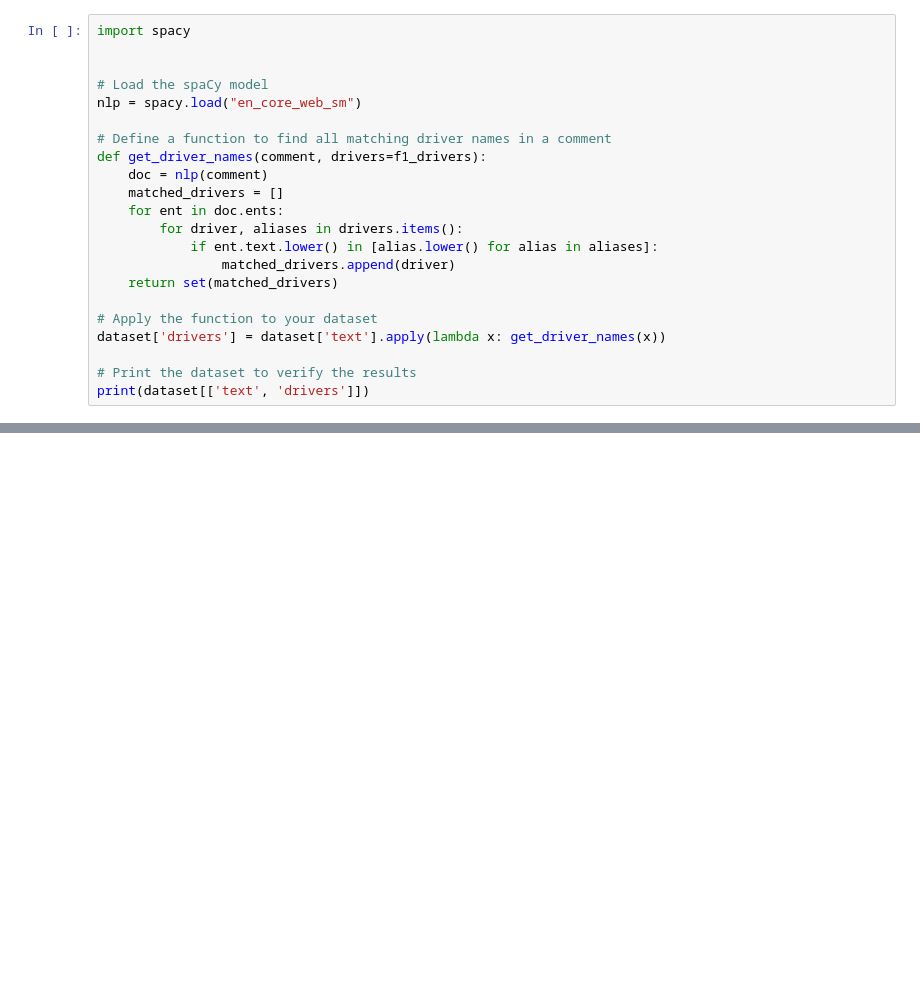
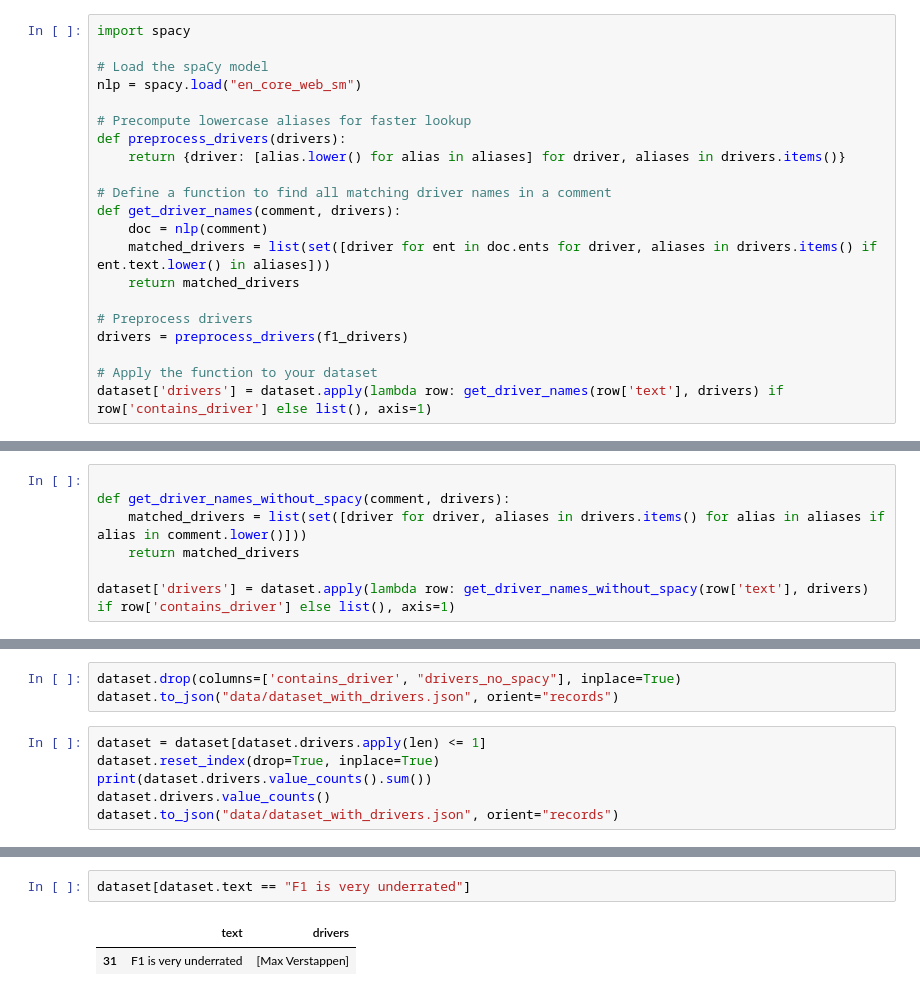
Before and after one commit to KacperST/sentiment-analysis, a Jupyter notebook: explore.ipynb, the cells around one changed output, grey strips where cells are left out. Cells and saved outputs as stored; diff of their text form; blank space fills up the shorter version.

```diff
--- a/explore.ipynb
+++ b/explore.ipynb
@@ -73,22 +155,21 @@ Name: count, dtype: int64
 # %%
 import spacy
-
 
 # Load the spaCy model
 nlp = spacy.load("en_core_web_sm")
 
+# Precompute lowercase aliases for faster lookup
+def preprocess_drivers(drivers):
+    return {driver: [alias.lower() for alias in aliases] for driver, aliases in drivers.items()}
+
 # Define a function to find all matching driver names in a comment
-def get_driver_names(comment, drivers=f1_drivers):
+def get_driver_names(comment, drivers):
     doc = nlp(comment)
-    matched_drivers = []
-    for ent in doc.ents:
-        for driver, aliases in drivers.items():
-            if ent.text.lower() in [alias.lower() for alias in aliases]:
-                matched_drivers.append(driver)
-    return set(matched_drivers)
+    matched_drivers = list(set([driver for ent in doc.ents for driver, aliases in drivers.items() if ent.text.lower() in aliases]))
+    return matched_drivers
+
+# Preprocess drivers
+drivers = preprocess_drivers(f1_drivers)
 
 # Apply the function to your dataset
-dataset['drivers'] = dataset['text'].apply(lambda x: get_driver_names(x))
-
-# Print the dataset to verify the results
-print(dataset[['text', 'drivers']])
+dataset['drivers'] = dataset.apply(lambda row: get_driver_names(row['text'], drivers) if row['contains_driver'] else list(), axis=1)
@@ -144,0 +183,7 @@ dataset.head(10)
+# %%
+
+def get_driver_names_without_spacy(comment, drivers):
+    matched_drivers = list(set([driver for driver, aliases in drivers.items() for alias in aliases if alias in comment.lower()]))
+    return matched_drivers
+
+dataset['drivers'] = dataset.apply(lambda row: get_driver_names_without_spacy(row['text'], drivers) if row['contains_driver'] else list(), axis=1)
@@ -144,0 +209,9 @@ dataset.head(10)
+# %%
+dataset.drop(columns=['contains_driver', "drivers_no_spacy"], inplace=True)
+dataset.to_json("data/dataset_with_drivers.json", orient="records")
+# %%
+dataset = dataset[dataset.drivers.apply(len) <= 1]
+dataset.reset_index(drop=True, inplace=True)
+print(dataset.drivers.value_counts().sum())
+dataset.drivers.value_counts()
+dataset.to_json("data/dataset_with_drivers.json", orient="records")
@@ -155,0 +230,5 @@ print(filtered_dataset.text.values)
+# %%
+dataset[dataset.text == "F1 is very underrated"]
+# %% [output]
+|  | text | drivers |
+| 31 | F1 is very underrated | [Max Verstappen] |
```
Also changed, not shown: parts of 17 cells of this notebook, 35 other files.
